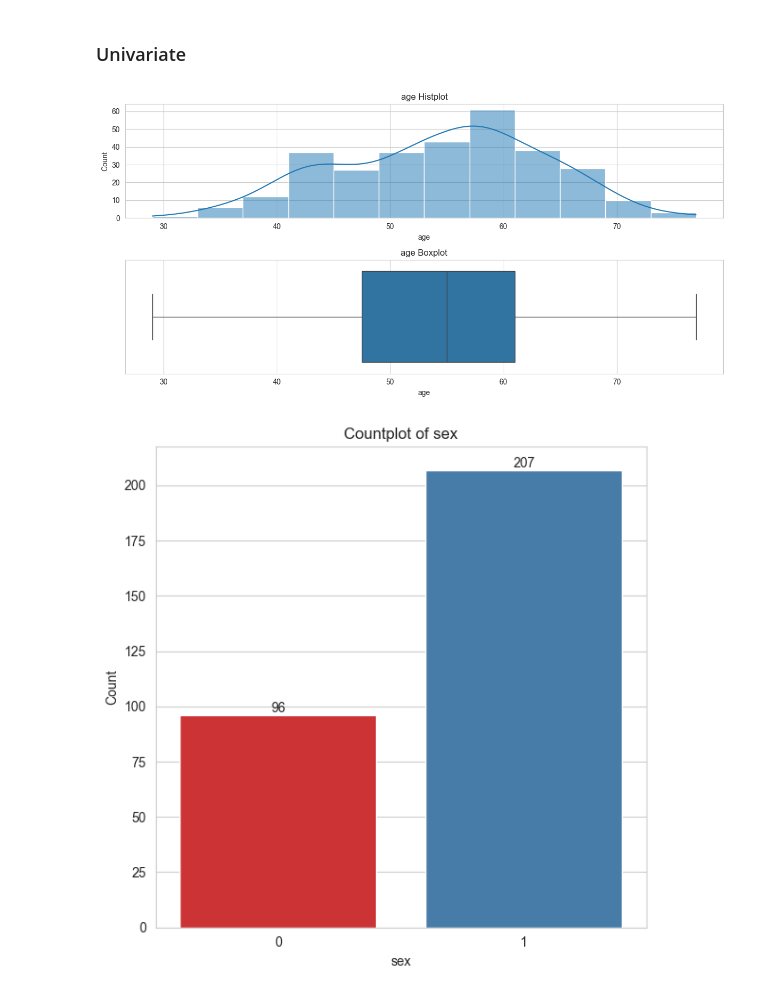
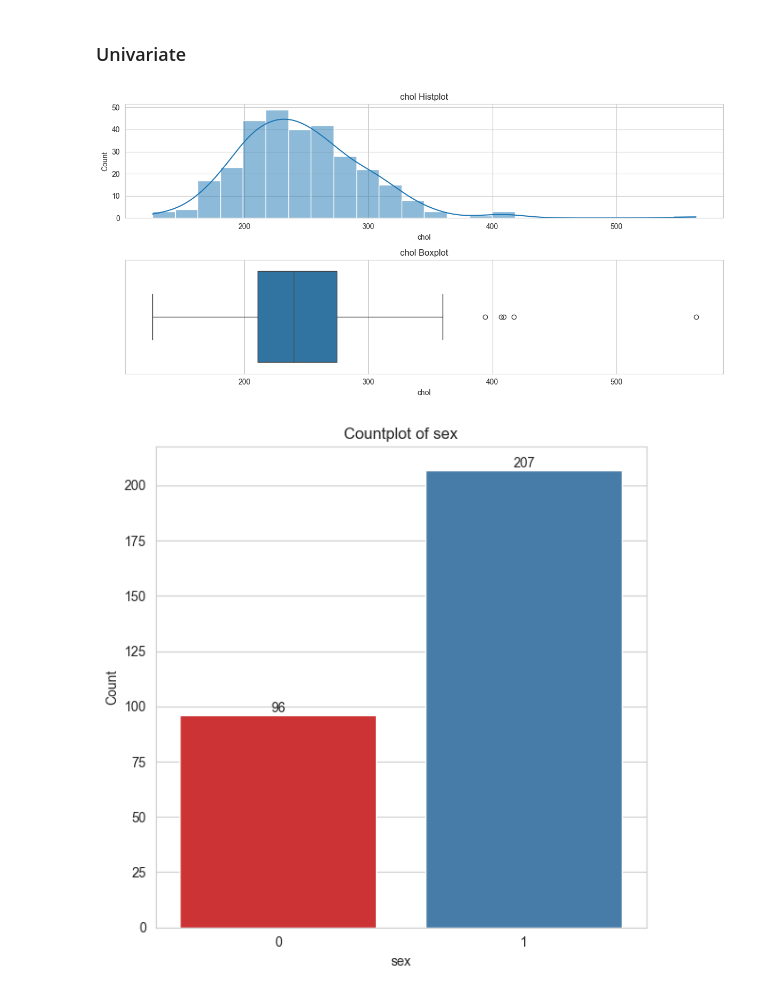
Before and after one commit to cankucukyilmaz/Data_Science, a Jupyter notebook: Supervised_Learning/Classification/Binary_Classification/Heart_Attack_Analysis_and_Prediction/EDA.ipynb, the cells around one changed output. Saved outputs shown, nothing was run; the diff lists cells and outputs as text; code cells hidden in the pictures.

```diff
--- a/Supervised_Learning/Classification/Binary_Classification/Heart_Attack_Analysis_and_Prediction/EDA.ipynb
+++ b/Supervised_Learning/Classification/Binary_Classification/Heart_Attack_Analysis_and_Prediction/EDA.ipynb
@@ -264,9 +265,9 @@ target = "output"
 # %% [markdown]
 ### Univariate
 # %%
-visualize_num_var(df, "age")
+visualize_num_var(df, "chol")
 # %% [output]
-[figure, old version]
+[figure, new version]
 # %%
 visualize_cat_var(df, "sex")
 # %% [output]
```
Also changed, not shown: parts of 10 cells of this notebook.
